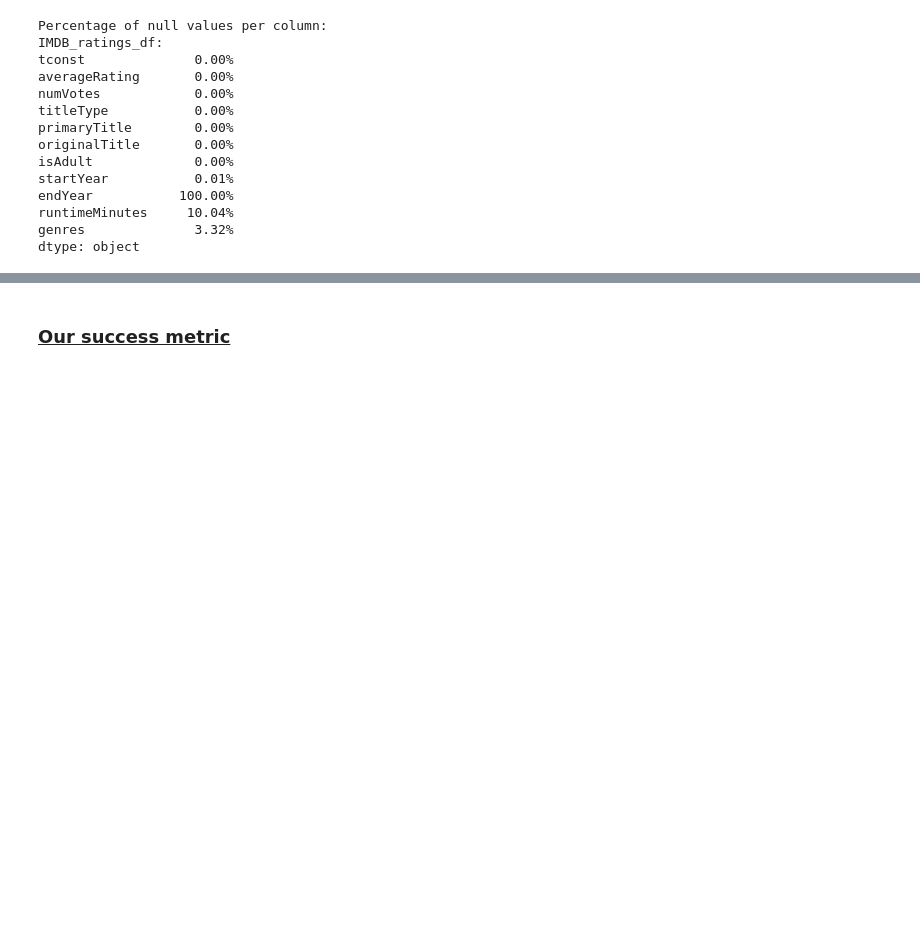
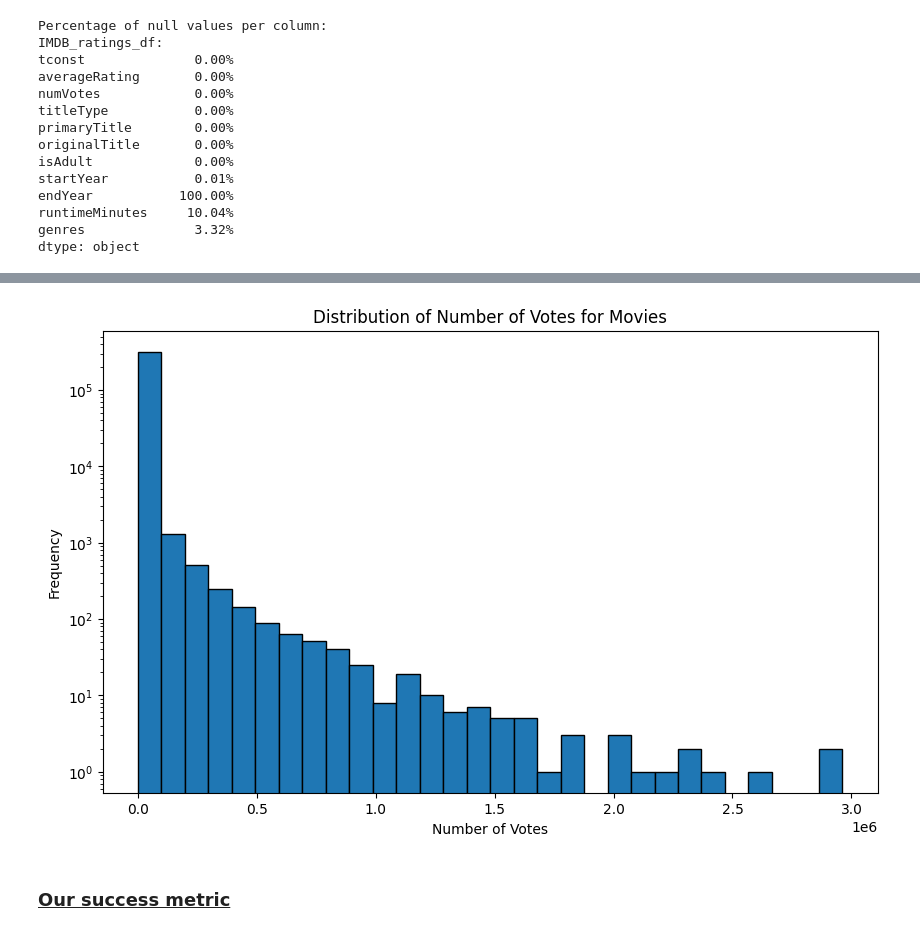
Before and after one commit to epfl-ada/ada-2024-project-kungfupandas24, a Jupyter notebook: results.ipynb, the cells around one changed output, grey strips where cells are left out. Cells and saved outputs as stored; diff of their text form; code cells hidden in the pictures; blank space fills up the shorter version.

```diff
--- a/results.ipynb
+++ b/results.ipynb
@@ -117,3 +118,13 @@ IMDB_merged_df.head()
+# %%
+plt.figure(figsize=(10, 6))
+plt.hist(IMDB_merged_df['numVotes'].dropna(), bins=30, edgecolor='black')
+plt.title("Distribution of Number of Votes for Movies")
+plt.xlabel("Number of Votes")
+plt.ylabel("Frequency")
+plt.yscale('log')
+plt.show()
+# %% [output]
+[figure, added]
 # %% [markdown]
 ### <u>Our success metric</u>
 # %% [markdown]
```
Also changed, not shown: parts of 3 cells of this notebook, 3 other files.
